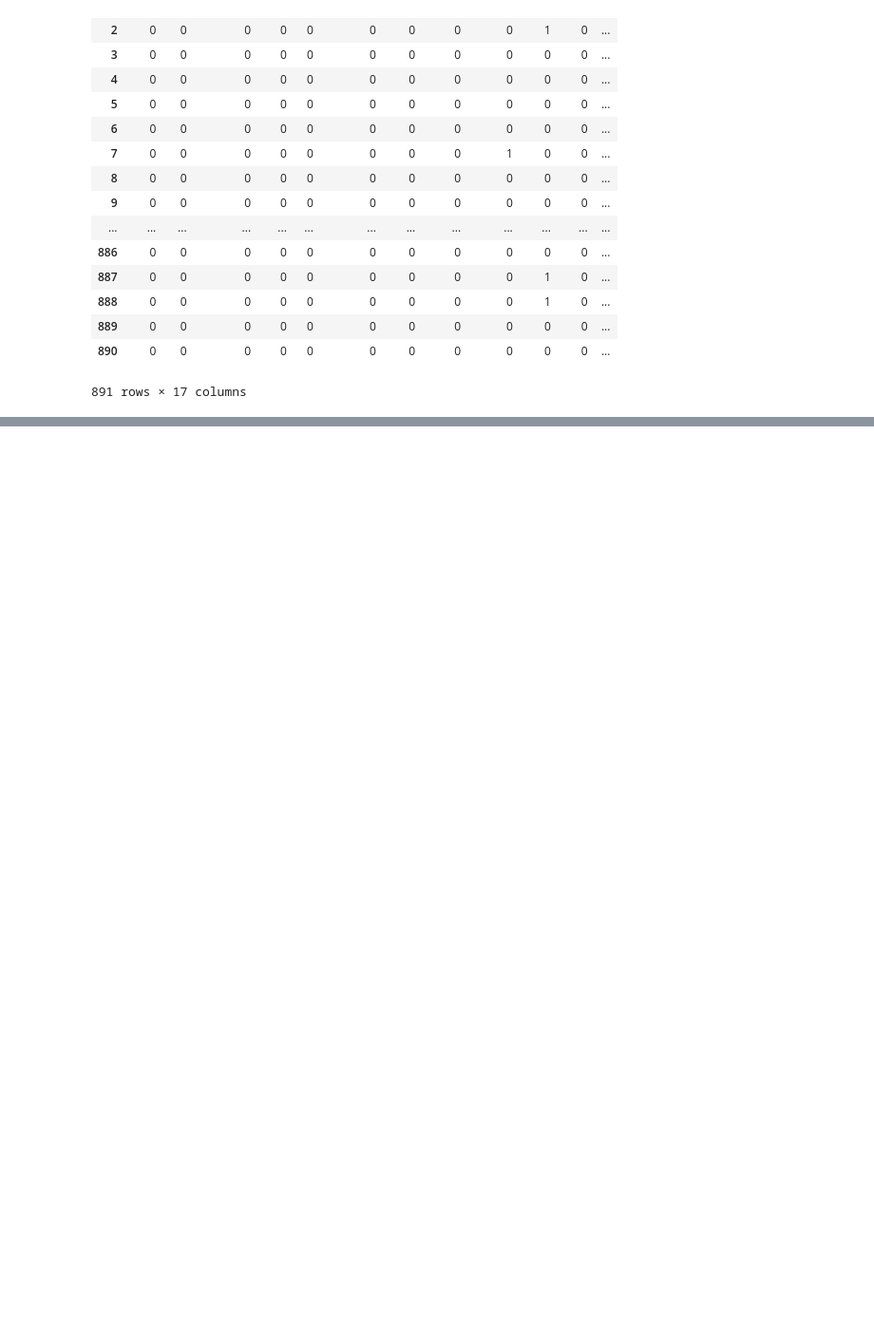
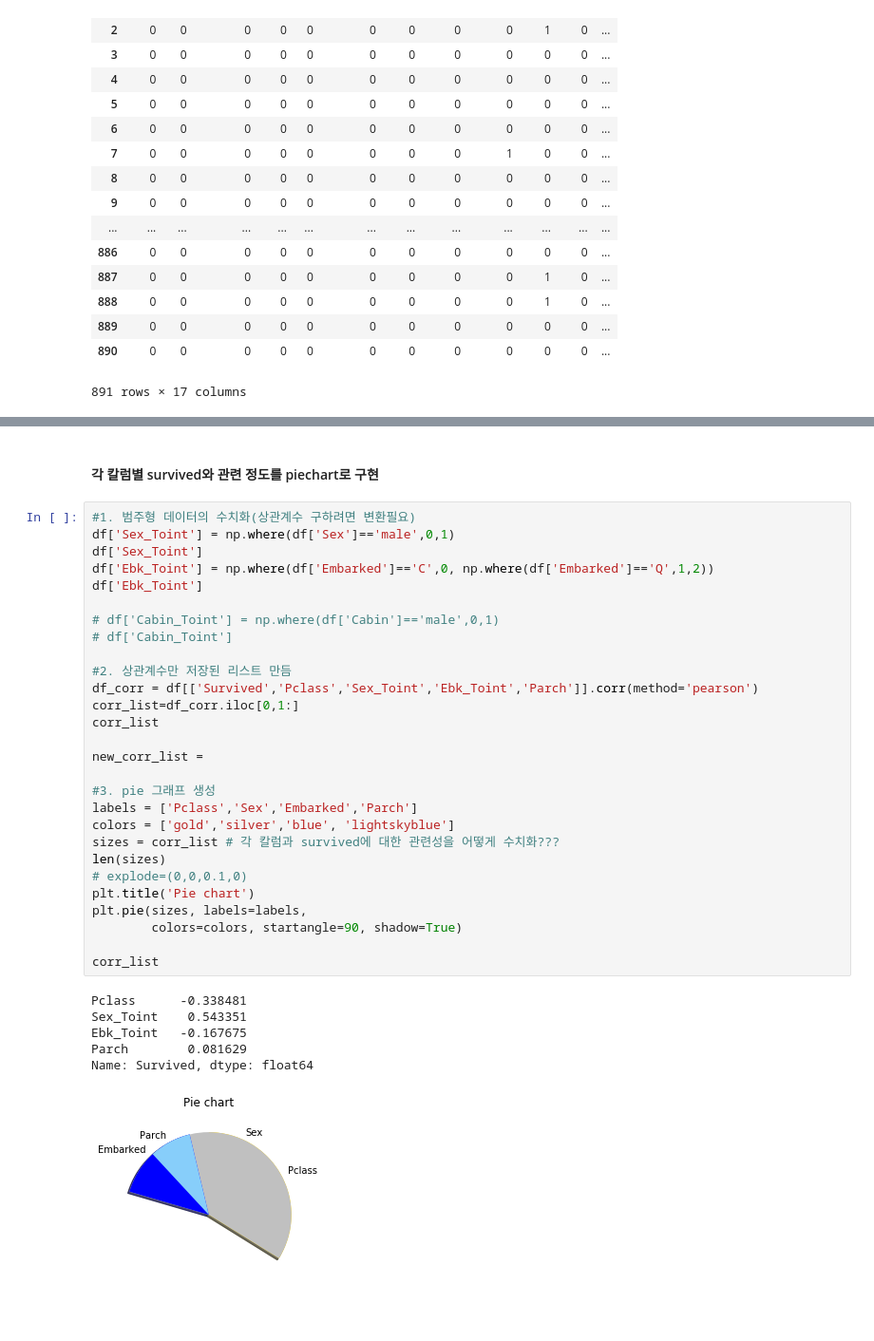
Before and after one commit to YJEEEN/MachineLearning, a Jupyter notebook: Code/DA_day1_Mission(titanic).ipynb, the cells around one changed output, grey strips where cells are left out. Shown: that part at 95% size. Drawn from its saved outputs; the diff is of its cells as text; blank space fills up the shorter version.

Commit message:
190709 | converDtype&Visualization

```diff
--- a/Code/DA_day1_Mission(titanic).ipynb
+++ b/Code/DA_day1_Mission(titanic).ipynb
@@ -512,0 +549,37 @@ pd.get_dummies(df['title'])
+# %% [markdown]
+#### 각 칼럼별 survived와 관련 정도를 piechart로 구현
+# %%
+#1. 범주형 데이터의 수치화(상관계수 구하려면 변환필요)
+df['Sex_Toint'] = np.where(df['Sex']=='male',0,1)
+df['Sex_Toint']
+df['Ebk_Toint'] = np.where(df['Embarked']=='C',0, np.where(df['Embarked']=='Q',1,2))
+df['Ebk_Toint']
+
+# df['Cabin_Toint'] = np.where(df['Cabin']=='male',0,1)
+# df['Cabin_Toint']
+
+#2. 상관계수만 저장된 리스트 만듬
+df_corr = df[['Survived','Pclass','Sex_Toint','Ebk_Toint','Parch']].corr(method='pearson')
+corr_list=df_corr.iloc[0,1:]
+corr_list
+
+new_corr_list =
+
+#3. pie 그래프 생성
+labels = ['Pclass','Sex','Embarked','Parch']
+colors = ['gold','silver','blue', 'lightskyblue']
+sizes = corr_list # 각 칼럼과 survived에 대한 관련성을 어떻게 수치화???
+len(sizes)
+# explode=(0,0,0.1,0)
+plt.title('Pie chart')
+plt.pie(sizes, labels=labels,
+        colors=colors, startangle=90, shadow=True)
+
+corr_list
+# %% [output]
+Pclass      -0.338481
+Sex_Toint    0.543351
+Ebk_Toint   -0.167675
+Parch        0.081629
+Name: Survived, dtype: float64
+[figure, added]
```
Also changed, not shown: parts of 13 cells of this notebook, 2 other files.
